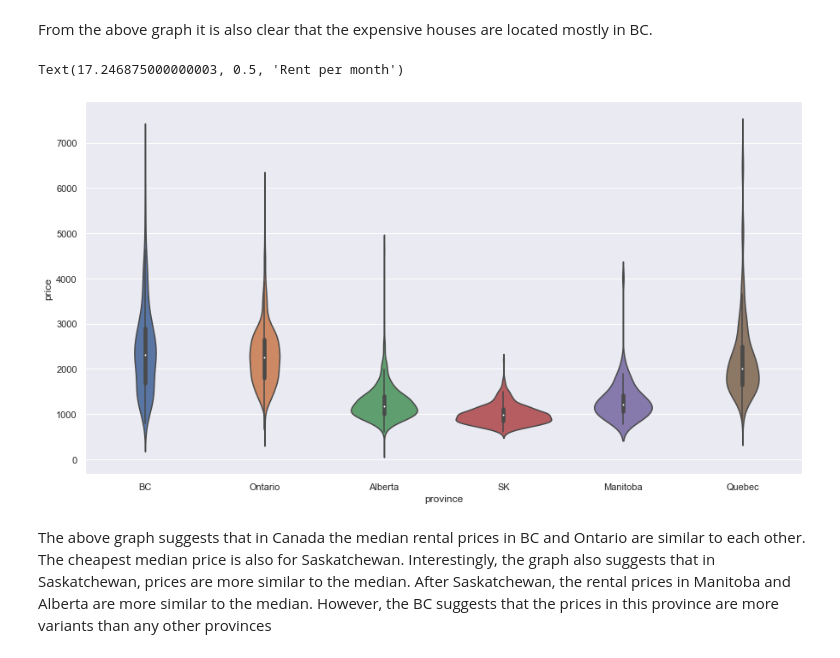
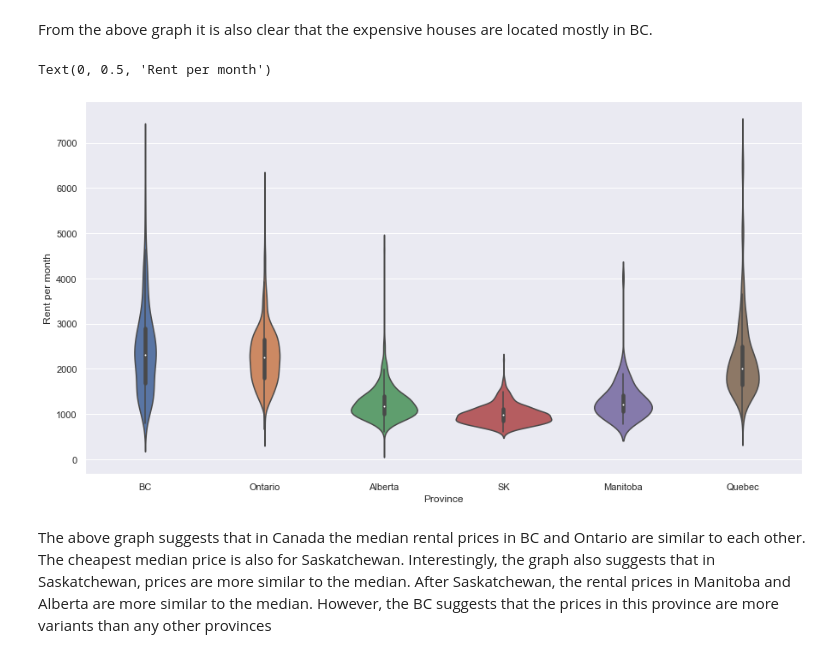
Before and after one commit to mehmoh/Canada-rental, a Jupyter notebook: Data visualization 1.ipynb, the cells around one changed output. Drawn from its saved outputs; the diff is of its cells as text; code cells hidden in the pictures.

```diff
--- a/Data visualization 1.ipynb
+++ b/Data visualization 1.ipynb
@@ -166,11 +166,11 @@ Text(0, 0.5, 'Longitude')
 From the above graph it is also clear that the expensive houses are located mostly in BC.
 # %%
 sx=sns.violinplot(x='province',y='price',data=df)
-ax.set_xlabel("Province")
-ax.set_ylabel("Rent per month")
+sx.set_xlabel("Province")
+sx.set_ylabel("Rent per month")
 # %% [output]
-Text(17.246875000000003, 0.5, 'Rent per month')
+Text(0, 0.5, 'Rent per month')
-[figure, old version]
+[figure, new version]
 # %% [markdown]
 The above graph suggests that in Canada the median rental prices in BC and Ontario are similar to each other. The cheapest median price is also for Saskatchewan. Interestingly, the graph also suggests that in Saskatchewan, prices are more similar to the median. After Saskatchewan, the rental prices in Manitoba and Alberta are more similar to the median. However, the BC suggests that the prices in this province are more variants than any other provinces
 # %%
```
Also changed, not shown: 13 other files.
